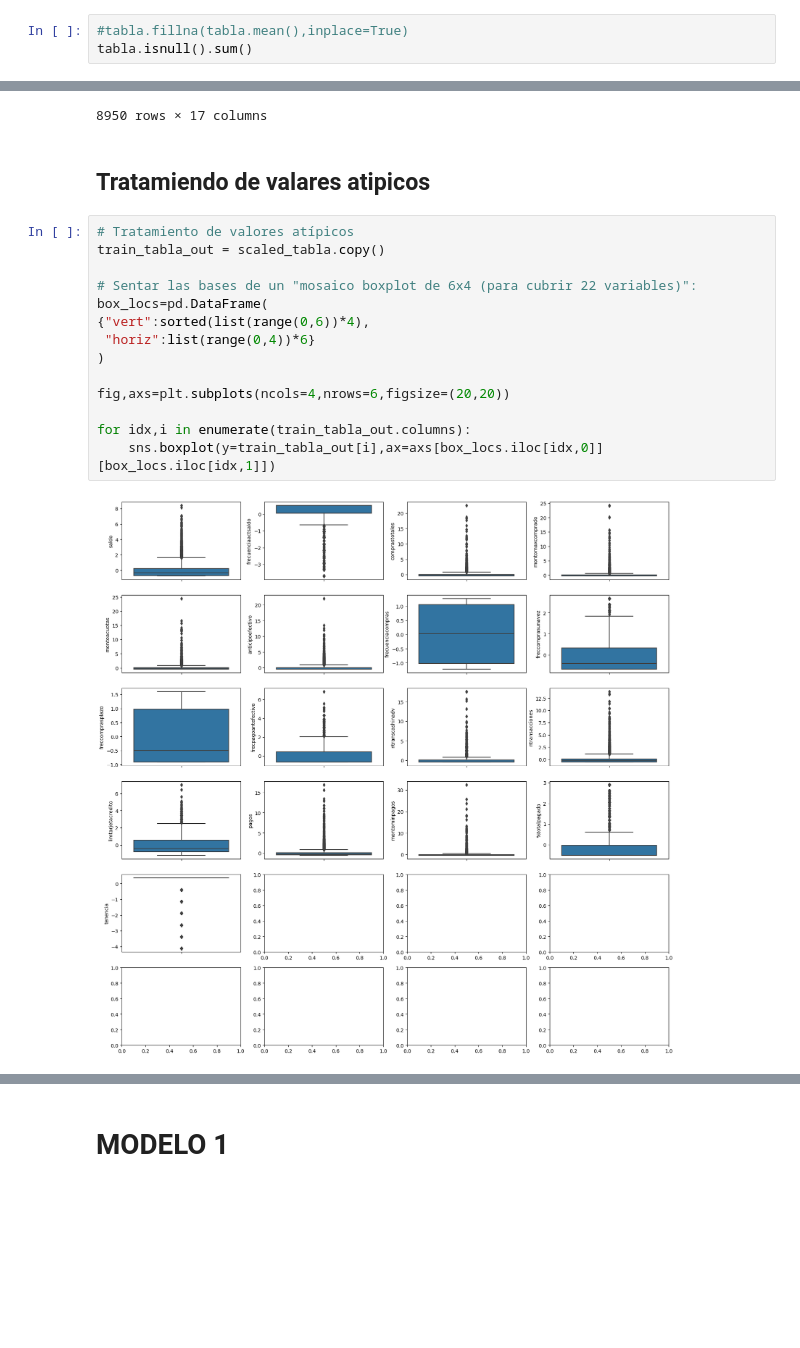
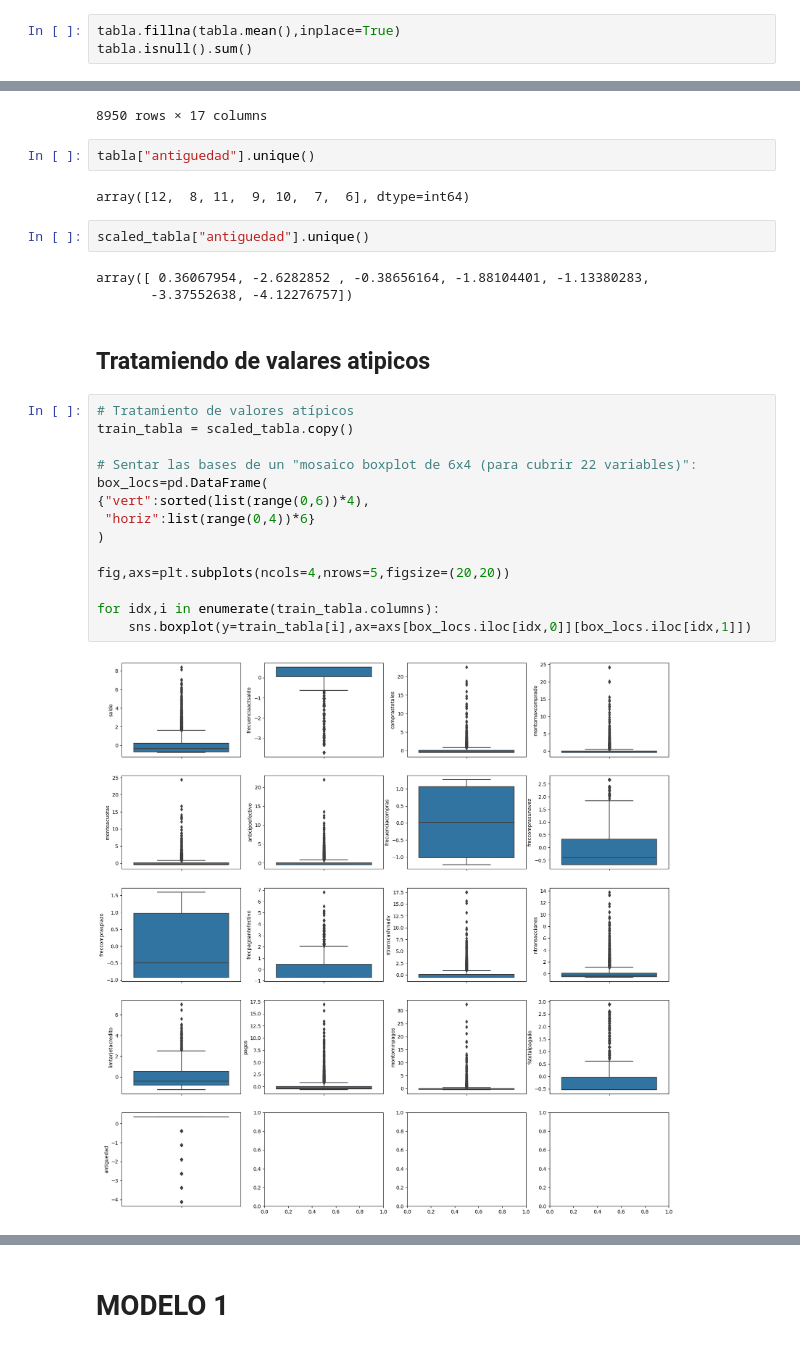
Before and after one commit to Juanisazalu/Analitica2_trabajo2, a Jupyter notebook: TRABAJO 2.ipynb, the cells around one changed output, grey strips where cells are left out. Cells and saved outputs as stored; diff of their text form; blank space fills up the shorter version.

```diff
--- a/TRABAJO 2.ipynb
+++ b/TRABAJO 2.ipynb
@@ -187,7 +163,7 @@ ax[3].boxplot(tabla["limtarjetacredito"])
 # %% [markdown]
 Relleno de nulos con la media en ambas variables
 # %%
-#tabla.fillna(tabla.mean(),inplace=True)
+tabla.fillna(tabla.mean(),inplace=True)
 tabla.isnull().sum()
 # %% [output]
 saldo                  0
@@ -267,21 +224,30 @@ scaled_tabla
 | 8948 | -0.745174 | -0.185477 | -0.469552 | -0.356934 | -0.454576 | -0.449352 | ... |
 | 8949 | -0.572575 | -0.889033 | 0.042146 | 0.301732 | -0.454576 | -0.406205 | ... |
 8950 rows × 17 columns
+# %%
+tabla["antiguedad"].unique()
+# %% [output]
+array([12,  8, 11,  9, 10,  7,  6], dtype=int64)
+# %%
+scaled_tabla["antiguedad"].unique()
+# %% [output]
+array([ 0.36067954, -2.6282852 , -0.38656164, -1.88104401, -1.13380283,
+       -3.37552638, -4.12276757])
 # %% [markdown]
 ## Tratamiendo de valares atipicos
 # %%
 # Tratamiento de valores atípicos
-train_tabla_out = scaled_tabla.copy()
+train_tabla = scaled_tabla.copy()
 
 # Sentar las bases de un "mosaico boxplot de 6x4 (para cubrir 22 variables)":
 box_locs=pd.DataFrame(
 {"vert":sorted(list(range(0,6))*4),
  "horiz":list(range(0,4))*6}
 )
 
-fig,axs=plt.subplots(ncols=4,nrows=6,figsize=(20,20))
+fig,axs=plt.subplots(ncols=4,nrows=5,figsize=(20,20))
 
-for idx,i in enumerate(train_tabla_out.columns):
-    sns.boxplot(y=train_tabla_out[i],ax=axs[box_locs.iloc[idx,0]][box_locs.iloc[idx,1]])
+for idx,i in enumerate(train_tabla.columns):
+    sns.boxplot(y=train_tabla[i],ax=axs[box_locs.iloc[idx,0]][box_locs.iloc[idx,1]])
 # %% [output]
-[figure, old version]
+[figure, new version]
```
Also changed, not shown: parts of 65 cells of this notebook, 2 other files.
